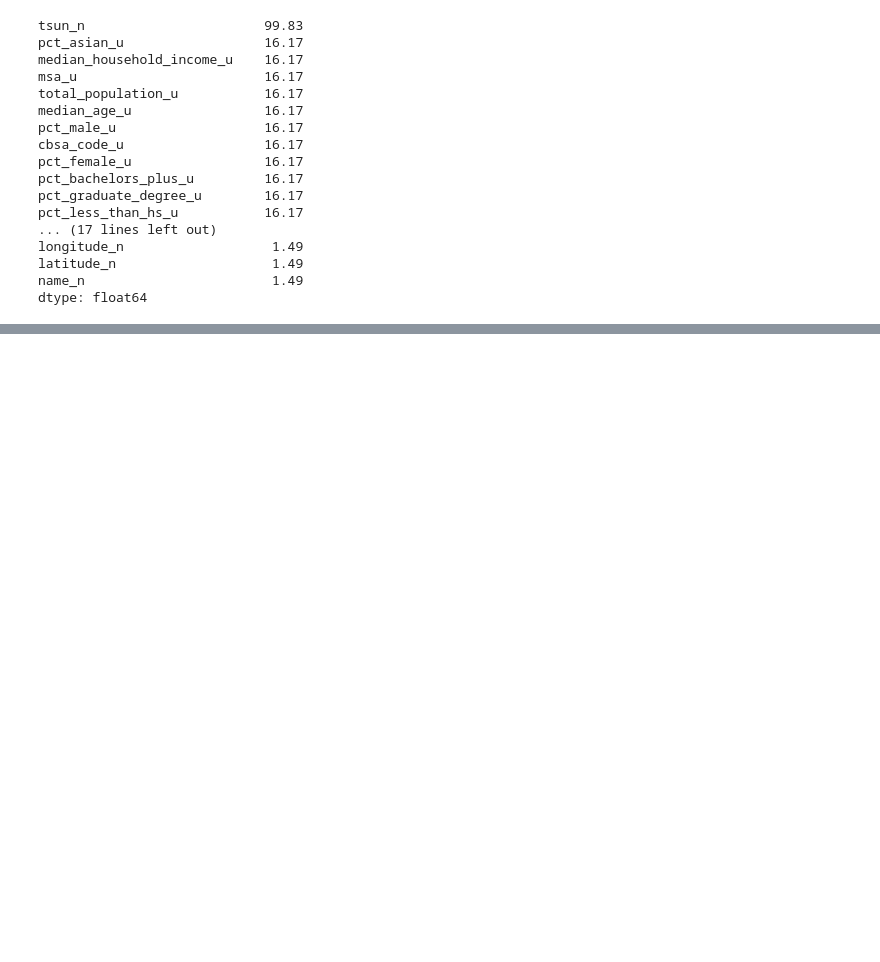
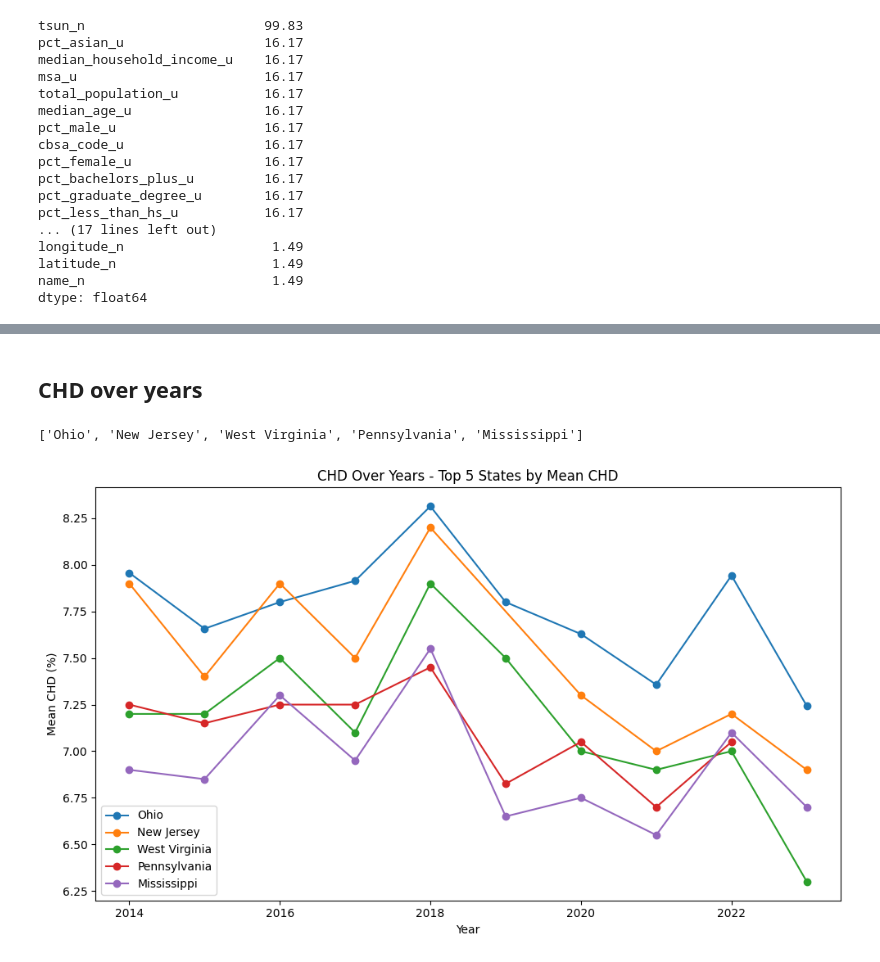
Before and after one commit to hertie-dsa-26/project-krasss, a Jupyter notebook: EDA/eda_rudranshi.ipynb, the cells around one changed output, grey strips where cells are left out. Cells and saved outputs as stored; diff of their text form; code cells hidden in the pictures; blank space fills up the shorter version.

```diff
--- a/EDA/eda_rudranshi.ipynb
+++ b/EDA/eda_rudranshi.ipynb
@@ -86,0 +235,16 @@ dtype: float64
+# %%
+#CHD country-wise
+
+chd_by_state = df_pivot.groupby('statedesc_c')['CHD'].agg(
+    mean='mean',
+    median='median',
+    std='std',
+    min='min',
+    max='max',
+    q1=lambda x: x.quantile(0.25),
+    q3=lambda x: x.quantile(0.75)
+).round(2)
+
+chd_by_state['IQR'] = chd_by_state['q3'] - chd_by_state['q1']
+
+chd_by_state.sort_values('mean', ascending=True)
@@ -86,0 +270,29 @@ dtype: float64
+# %% [markdown]
+## CHD over years
+# %%
+# Step 1: Get the top 5 states by mean CHD
+top5_states = chd_by_state.sort_values('mean', ascending=False).head(5).index.tolist()
+print(top5_states)
+
+#Over-years
+top5_df = df_pivot[df_pivot['statedesc_c'].isin(top5_states)]
+
+top5_yearly = top5_df.groupby(['year', 'statedesc_c'])['CHD'].mean().reset_index()
+
+import matplotlib.pyplot as plt
+
+fig, ax = plt.subplots(figsize=(10, 6))
+
+for state in top5_states:
+    state_data = top5_yearly[top5_yearly['statedesc_c'] == state]
+    ax.plot(state_data['year'], state_data['CHD'], marker='o', label=state)
+
+ax.set_title('CHD Over Years - Top 5 States by Mean CHD')
+ax.set_xlabel('Year')
+ax.set_ylabel('Mean CHD (%)')
+ax.legend()
+plt.tight_layout()
+plt.show()
+# %% [output]
+['Ohio', 'New Jersey', 'West Virginia', 'Pennsylvania', 'Mississippi']
+[figure, added]
```
Also changed, not shown: parts of 19 cells of this notebook, 1 other file.
